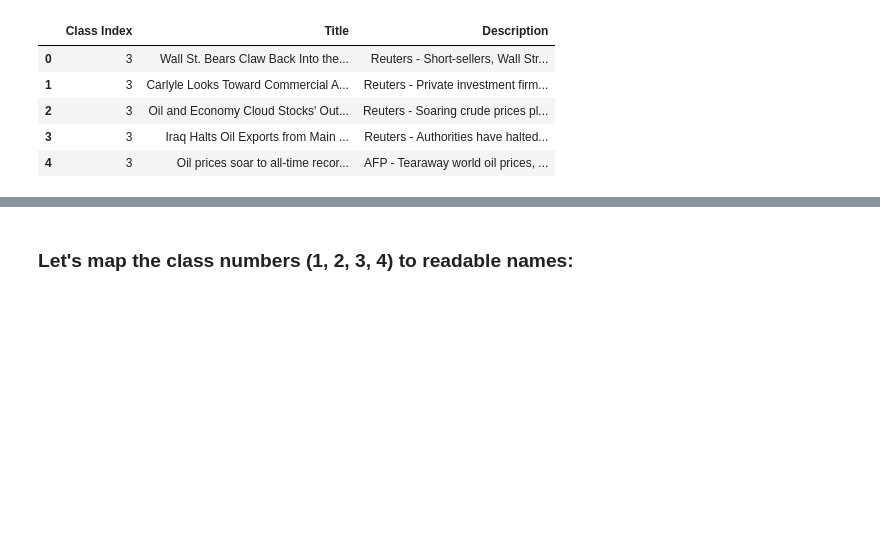
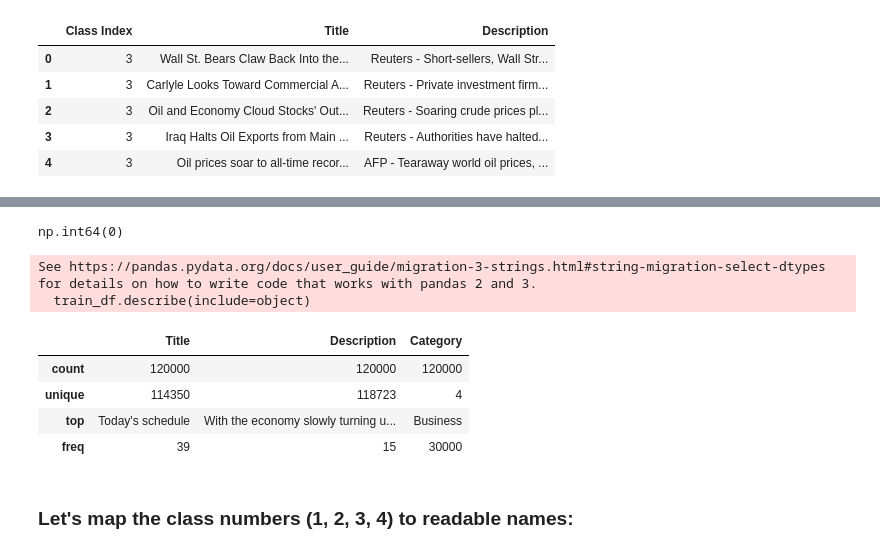
Before and after one commit to KunalKashyap12/gdg-task3, a Jupyter notebook: notebooks/news_classification_pipeline.ipynb, the cells around one changed output, grey strips where cells are left out. Saved outputs shown, nothing was run; the diff lists cells and outputs as text; code cells hidden in the pictures; blank space fills up the shorter version.

```diff
--- a/notebooks/news_classification_pipeline.ipynb
+++ b/notebooks/news_classification_pipeline.ipynb
@@ -52,3 +66,17 @@ Number of test articles:     7600
+# %%
+train_df.duplicated().sum()
+# %% [output]
+np.int64(0)
+# %%
+train_df.describe(include=object)
+# %% [output]
+See https://pandas.pydata.org/docs/user_guide/migration-3-strings.html#string-migration-select-dtypes for details on how to write code that works with pandas 2 and 3.
+  train_df.describe(include=object)
+|  | Title | Description | Category |
+| count | 120000 | 120000 | 120000 |
+| unique | 114350 | 118723 | 4 |
+| top | Today's schedule | With the economy slowly turning u... | Business |
+| freq | 39 | 15 | 30000 |
 # %% [markdown]
 ### Let's map the class numbers (1, 2, 3, 4) to readable names:
 # %%
```
Also changed, not shown: parts of 1 cell of this notebook.
